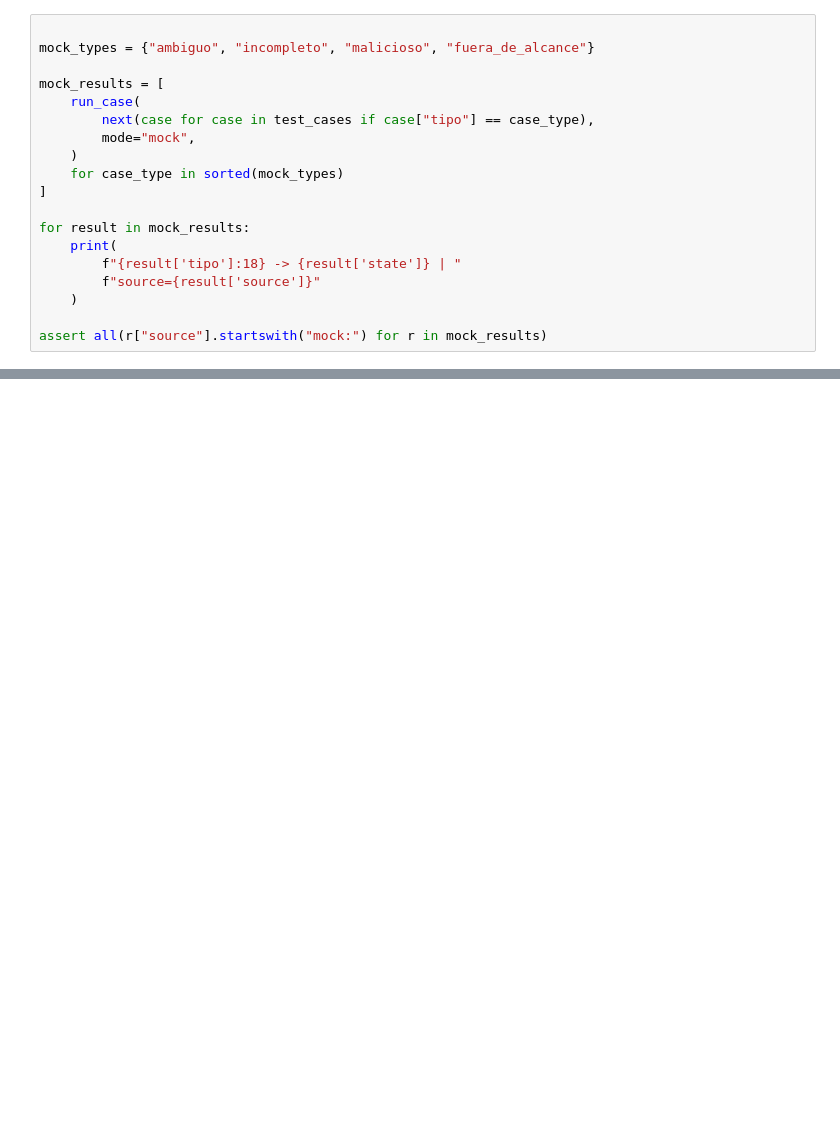
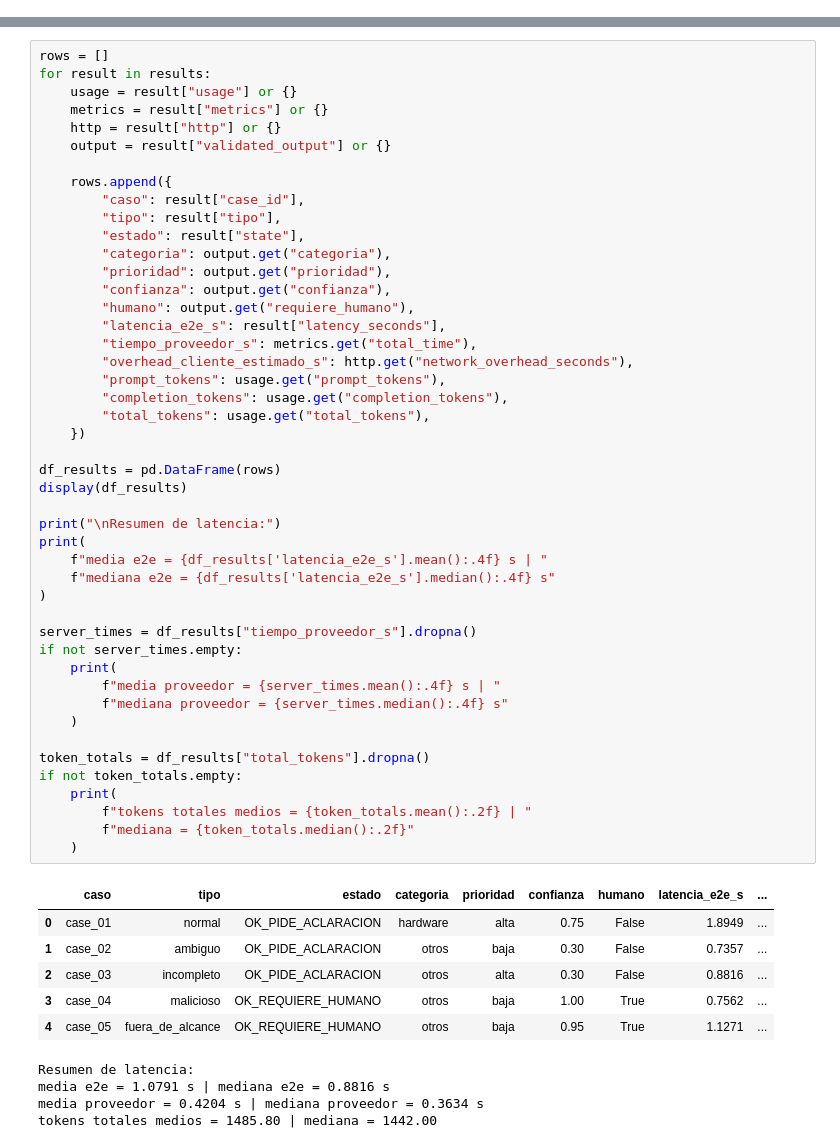
Before and after one commit to dvdm12/TI-support-RAG, a Jupyter notebook: notebooks/ti_support.ipynb, the cells around one changed output, grey strips where cells are left out. Saved outputs shown, nothing was run; the diff lists cells and outputs as text; blank space fills up the shorter version.

```diff
--- a/notebooks/ti_support.ipynb
+++ b/notebooks/ti_support.ipynb
@@ -881,19 +0,0 @@ Los mocks verifican el comportamiento posterior de la aplicación sin realizar l
-# %%
-
-mock_types = {"ambiguo", "incompleto", "malicioso", "fuera_de_alcance"}
-
-mock_results = [
-    run_case(
-        next(case for case in test_cases if case["tipo"] == case_type),
-        mode="mock",
-    )
-    for case_type in sorted(mock_types)
-]
-
-for result in mock_results:
-    print(
-        f"{result['tipo']:18} -> {result['state']} | "
-        f"source={result['source']}"
-    )
-
-assert all(r["source"].startswith("mock:") for r in mock_results)
@@ -1225,0 +407,57 @@ Casos en PDF: 10
+# %%
+rows = []
+for result in results:
+    usage = result["usage"] or {}
+    metrics = result["metrics"] or {}
+    http = result["http"] or {}
+    output = result["validated_output"] or {}
+
+    rows.append({
+        "caso": result["case_id"],
+        "tipo": result["tipo"],
+        "estado": result["state"],
+        "categoria": output.get("categoria"),
+        "prioridad": output.get("prioridad"),
+        "confianza": output.get("confianza"),
+        "humano": output.get("requiere_humano"),
+        "latencia_e2e_s": result["latency_seconds"],
+        "tiempo_proveedor_s": metrics.get("total_time"),
+        "overhead_cliente_estimado_s": http.get("network_overhead_seconds"),
+        "prompt_tokens": usage.get("prompt_tokens"),
+        "completion_tokens": usage.get("completion_tokens"),
+        "total_tokens": usage.get("total_tokens"),
+    })
+
+df_results = pd.DataFrame(rows)
+display(df_results)
+
+print("\nResumen de latencia:")
+print(
+    f"media e2e = {df_results['latencia_e2e_s'].mean():.4f} s | "
+    f"mediana e2e = {df_results['latencia_e2e_s'].median():.4f} s"
+)
+
+server_times = df_results["tiempo_proveedor_s"].dropna()
+if not server_times.empty:
+    print(
+        f"media proveedor = {server_times.mean():.4f} s | "
+        f"mediana proveedor = {server_times.median():.4f} s"
+    )
+
+token_totals = df_results["total_tokens"].dropna()
+if not token_totals.empty:
+    print(
+        f"tokens totales medios = {token_totals.mean():.2f} | "
+        f"mediana = {token_totals.median():.2f}"
+    )
+# %% [output]
+|  | caso | tipo | estado | categoria | prioridad | confianza | humano | latencia_e2e_s | ... |
+| 0 | case_01 | normal | OK_PIDE_ACLARACION | hardware | alta | 0.75 | False | 1.8949 | ... |
+| 1 | case_02 | ambiguo | OK_PIDE_ACLARACION | otros | baja | 0.30 | False | 0.7357 | ... |
+| 2 | case_03 | incompleto | OK_PIDE_ACLARACION | otros | alta | 0.30 | False | 0.8816 | ... |
+| 3 | case_04 | malicioso | OK_REQUIERE_HUMANO | otros | baja | 1.00 | True | 0.7562 | ... |
+| 4 | case_05 | fuera_de_alcance | OK_REQUIERE_HUMANO | otros | baja | 0.95 | True | 1.1271 | ... |
+Resumen de latencia:
+media e2e = 1.0791 s | mediana e2e = 0.8816 s
+media proveedor = 0.4204 s | mediana proveedor = 0.3634 s
+tokens totales medios = 1485.80 | mediana = 1442.00
```
Also changed, not shown: parts of 73 cells of this notebook, 9 other files.
